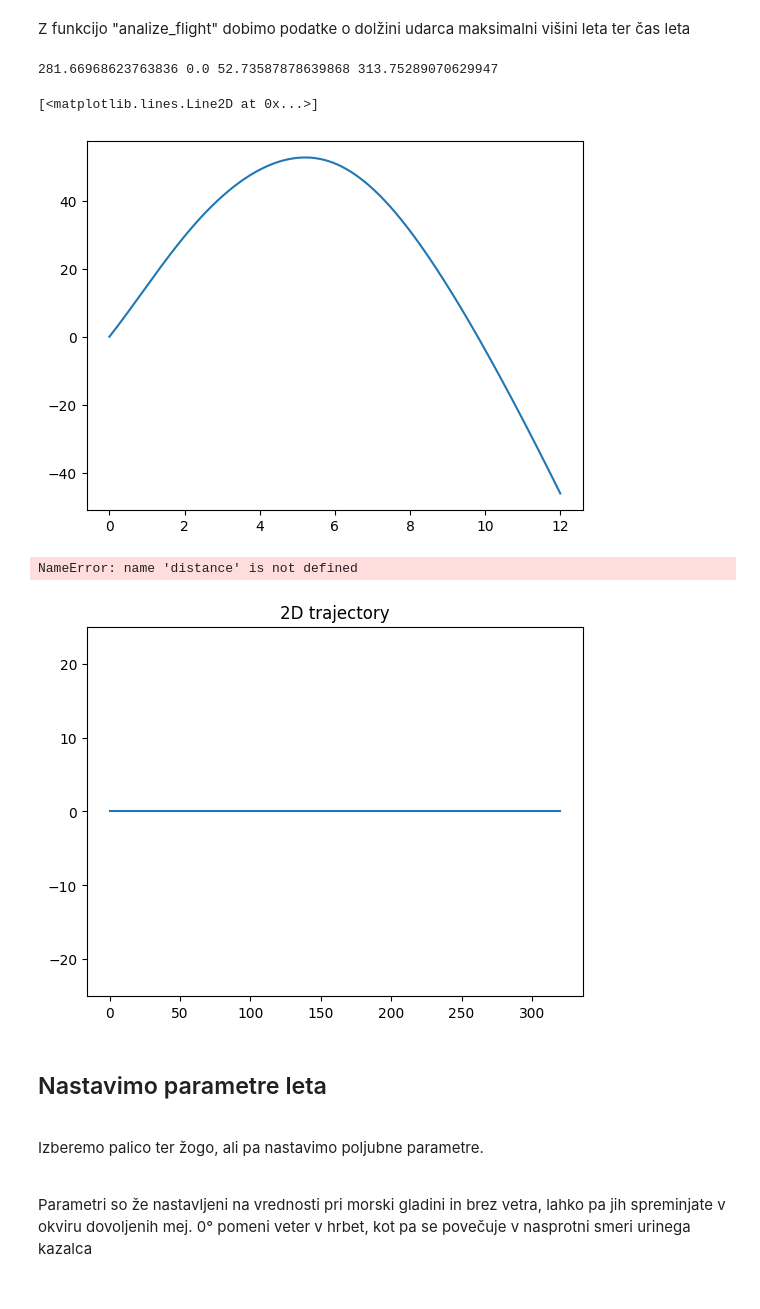
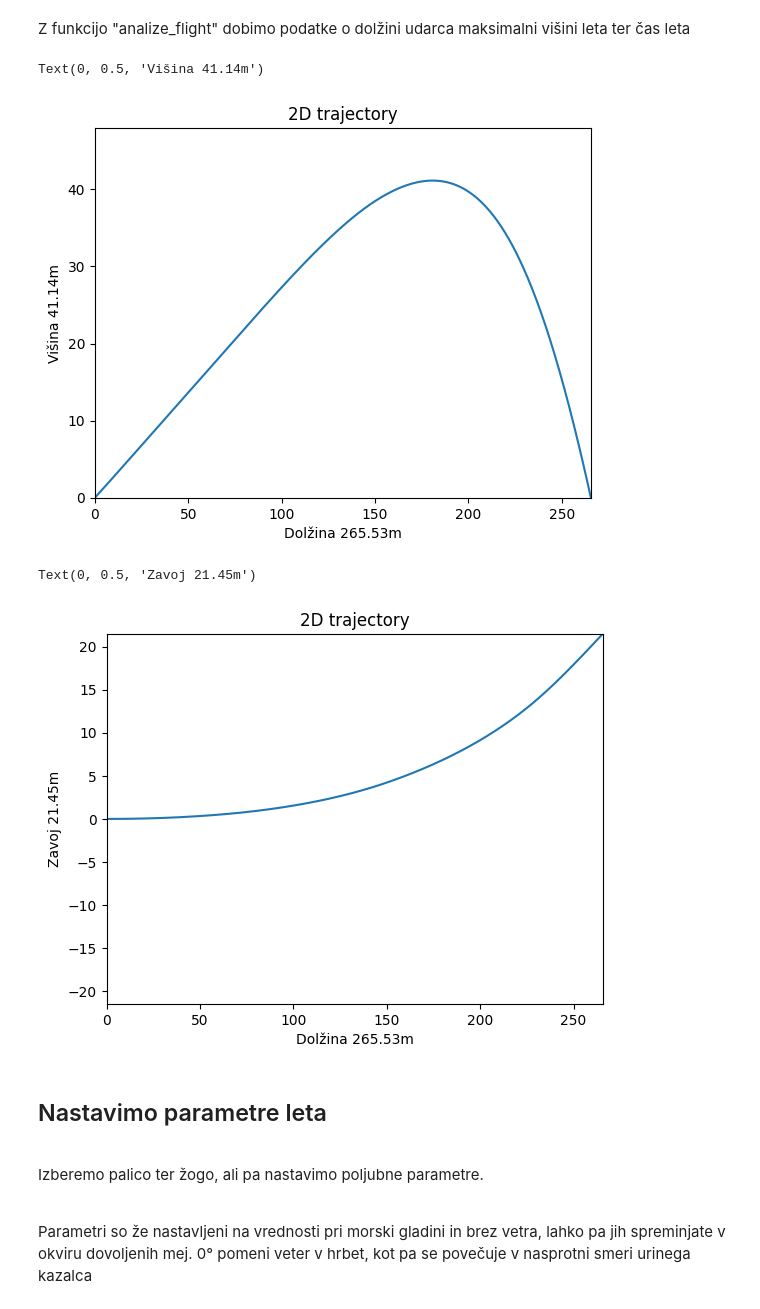
Before and after one commit to akul23/Golf-Ball-Flight, a Jupyter notebook: main.ipynb, the cells around one changed output. Saved outputs shown, nothing was run; the diff lists cells and outputs as text; code cells hidden in the pictures.

```diff
--- a/main.ipynb
+++ b/main.ipynb
@@ -251,37 +251,31 @@ plt.ylim(0,300)
 # %% [markdown]
 Z funkcijo "analize_flight" dobimo podatke o dolžini udarca maksimalni višini leta ter čas leta
 # %%
+
 reload(flight_calculation)
-flight= flight_calculation.analize_flight(flight_data, n)
-"""
-distance = flight[0]
-max_altitude = flight[1]
-flight_time = flight[2]
-max_amplitude = flight[3]
+x_distance, y_distance, apex, path_length= flight_calculation.analize_flight(flight_data, n)
 
 # x/z
 plt.plot(flight_data[3], flight_data[5])
 plt.ylim(0)
+plt.xlim(0, x_distance)
 plt.title("2D trajectory")
-plt.xlabel(f"Dolžina {distance}m")
-plt.ylabel(f"Višina {max_altitude}m")
-"""
-
-plt.plot(np.linspace(0,12,12*50), flight(np.linspace(0,12,12*50)))
+plt.xlabel(f"Dolžina {x_distance}m")
+plt.ylabel(f"Višina {apex}m")
 # %% [output]
-281.66968623763836 0.0 52.73587878639868 313.75289070629947
+Text(0, 0.5, 'Višina 41.14m')
-[<matplotlib.lines.Line2D at 0x...>]
-[figure, old version]
+[figure, new version]
 # %%
 # x/y
 plt.plot(flight_data[3], flight_data[4])
-plt.ylim(-25, 25)
+plt.ylim(-y_distance, y_distance)
+plt.xlim(0, x_distance)
 plt.title("2D trajectory")
-plt.xlabel(f"Dolžina {distance}m")
-plt.ylabel(f"Zavoj {max_amplitude}m")
+plt.xlabel(f"Dolžina {x_distance}m")
+plt.ylabel(f"Zavoj {y_distance}m")
 # %% [output]
-NameError: name 'distance' is not defined
+Text(0, 0.5, 'Zavoj 21.45m')
-[figure, old version]
+[figure, new version]
 # %% [markdown]
 ## Nastavimo parametre leta
 
```
Also changed, not shown: parts of 5 cells of this notebook, 2 other files.
